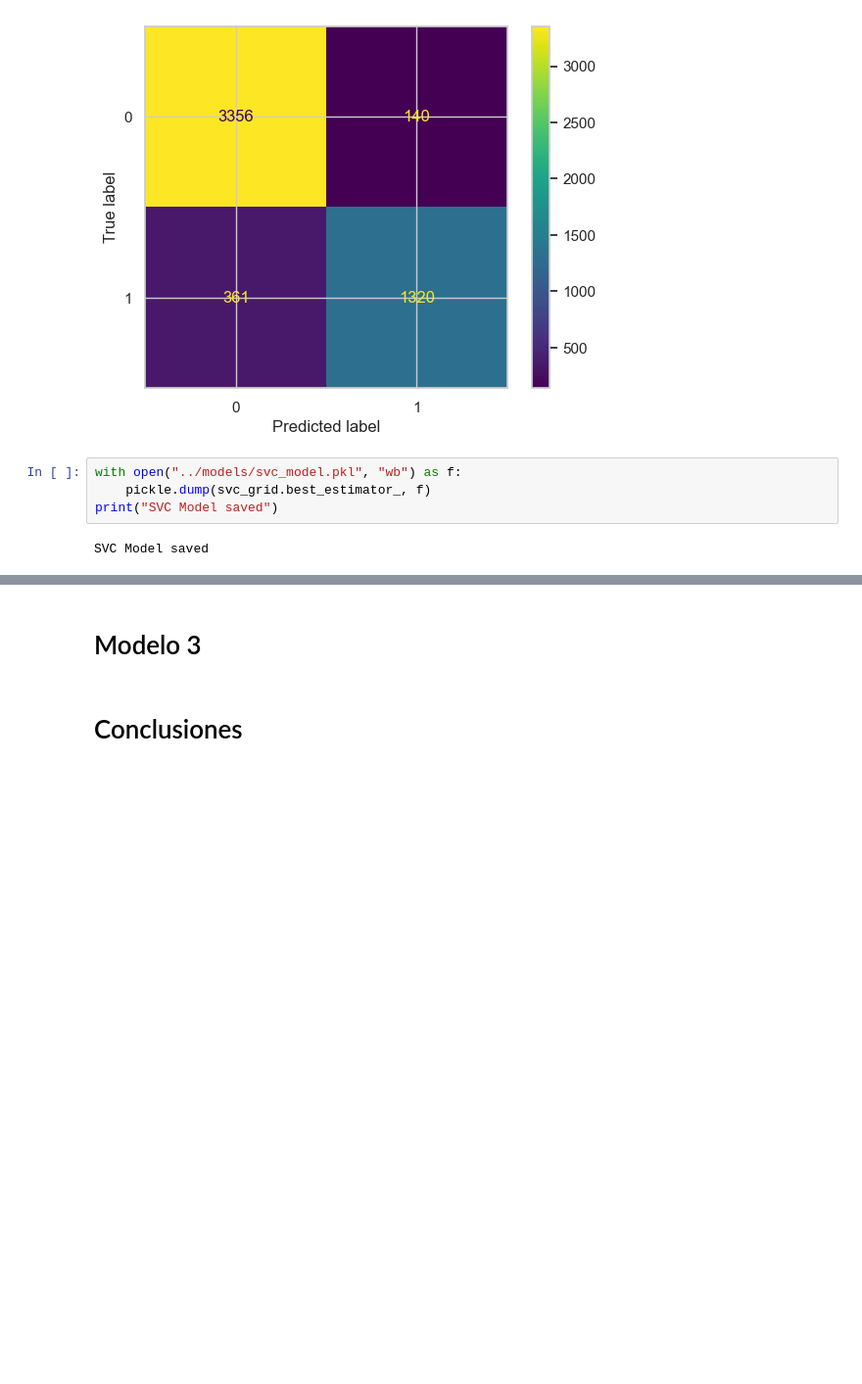
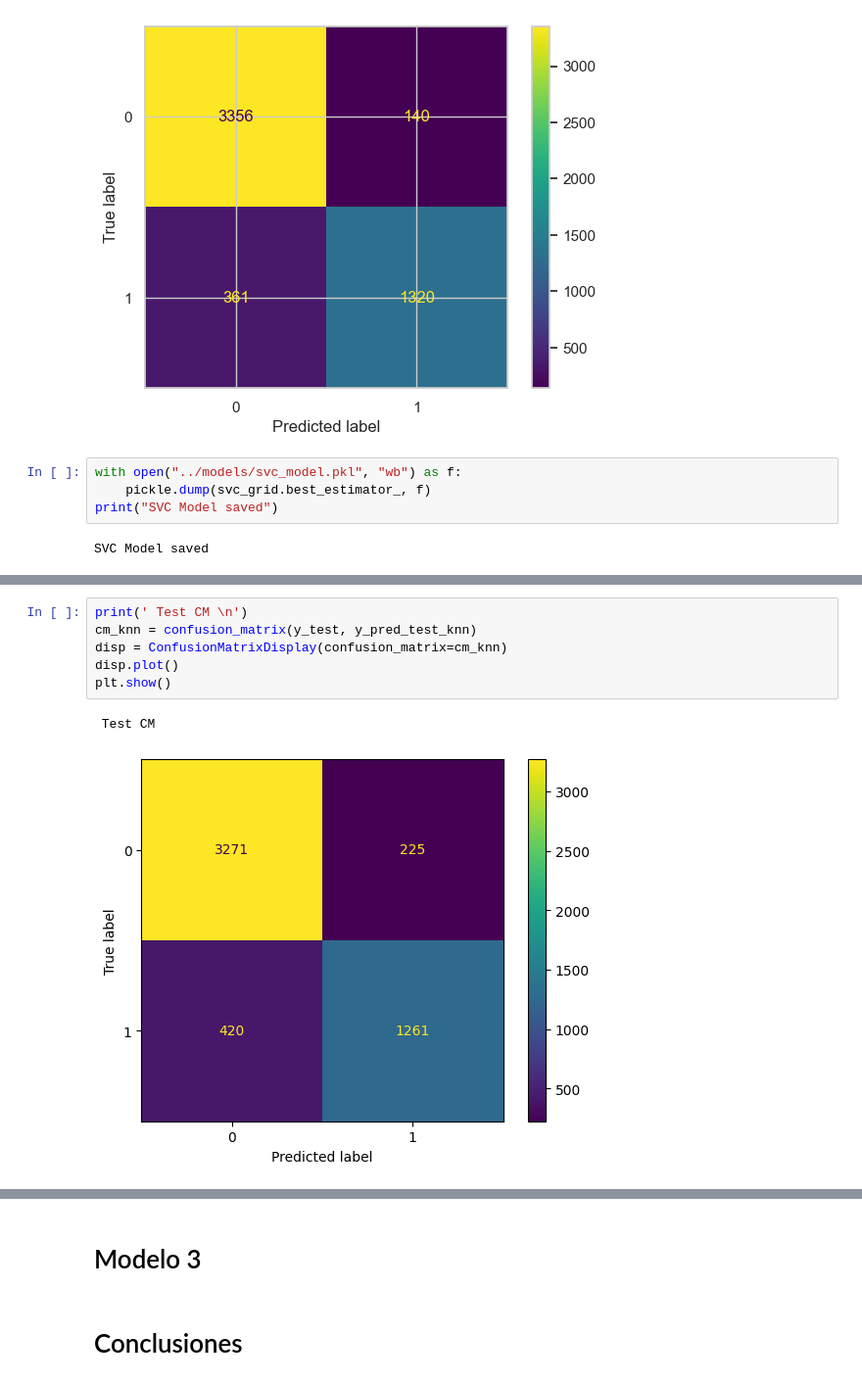
Before and after one commit to A01795375/Proyecto_Integrador_cancer, a Jupyter notebook: notebooks/Avance 3.ipynb, the cells around one changed output, grey strips where cells are left out. Shown at 98% size. Cells and saved outputs as stored; diff of their text form; blank space fills up the shorter version.

```diff
--- a/notebooks/Avance 3.ipynb
+++ b/notebooks/Avance 3.ipynb
@@ -274,0 +329,9 @@ SVC Model saved
+# %%
+print(' Test CM \n')
+cm_knn = confusion_matrix(y_test, y_pred_test_knn)
+disp = ConfusionMatrixDisplay(confusion_matrix=cm_knn)
+disp.plot()
+plt.show()
+# %% [output]
+ Test CM
+[figure, added]
```
Also changed, not shown: parts of 17 cells of this notebook.
